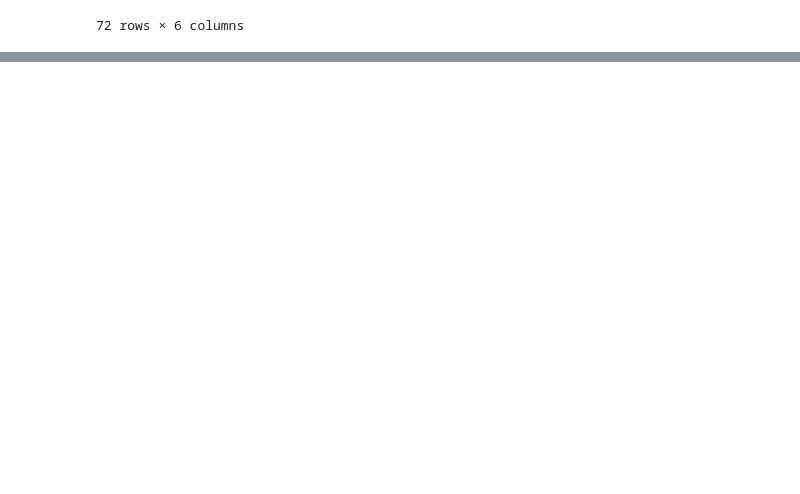
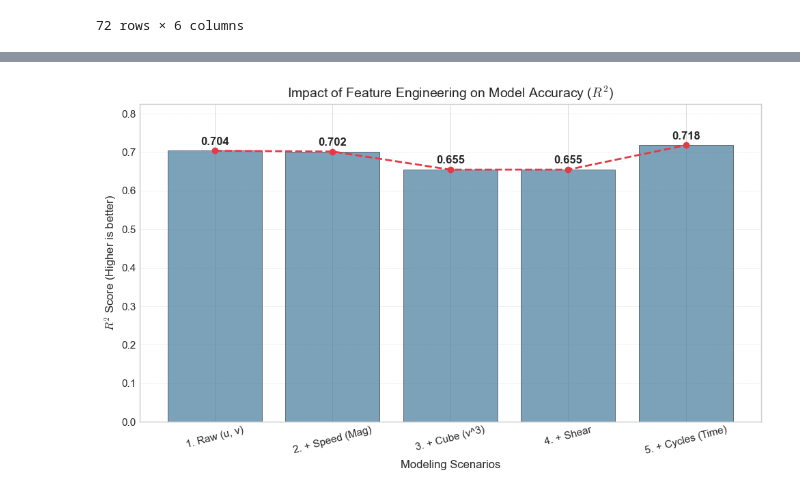
Before and after one commit to Amaury-lbn/Machine_learning_for_cliamte, a Jupyter notebook: project_vre.ipynb, the cells around one changed output, grey strips where cells are left out. Drawn from its saved outputs; the diff is of its cells as text; code cells hidden in the pictures; blank space fills up the shorter version.

```diff
--- a/project_vre.ipynb
+++ b/project_vre.ipynb
@@ -279,7 +275,7 @@ from sklearn.linear_model import LinearRegression
 X_train = df_grand_est['height_500'].values[:,None]
 y_train = df_grand_est['capacityfactor_wind_onshore'].values
 
-reg = linear_model.LinearRegression(fit_intercept=True)
+reg = LinearRegression(fit_intercept=True)
 
 reg.fit(X_train, y_train)
 
@@ -326,0 +340,77 @@ Several slides and images are taken from the very good [Scikit-learn course](htt
+# %%
+import matplotlib.pyplot as plt
+import pandas as pd
+import numpy as np
+from sklearn.linear_model import LinearRegression
+from sklearn.model_selection import cross_val_score
+
+# --- CONFIGURATION DES SCÉNARIOS ---
+# On définit étape par étape ce qu'on rajoute
+scenarios = [
+    ("1. Raw (u, v)",
+     ['zonal_wind', 'meridional_wind', 'upper_zonal_wind', 'upper_meridional_wind', 'height_500']),
+
+    ("2. + Speed (Mag)",
+     ['zonal_wind', 'meridional_wind', 'upper_zonal_wind', 'upper_meridional_wind', 'height_500',
+      'wind_speed', 'upper_wind_speed']),
+
+    ("3. + Cube (v^3)",
+     ['zonal_wind', 'meridional_wind', 'upper_zonal_wind', 'upper_meridional_wind', 'height_500',
+      'wind_speed', 'upper_wind_speed', 'wind_speed_cubed']),
+
+    ("4. + Shear",
+     ['zonal_wind', 'meridional_wind', 'upper_zonal_wind', 'upper_meridional_wind', 'height_500',
+      'wind_speed', 'upper_wind_speed', 'wind_speed_cubed', 'shear_speed']),
+
+    ("5. + Cycles (Time)",
+     ['zonal_wind', 'meridional_wind', 'upper_zonal_wind', 'upper_meridional_wind', 'height_500',
+      'wind_speed', 'upper_wind_speed', 'wind_speed_cubed', 'shear_speed', 'month_sin', 'month_cos'])
+]
+
+# --- BOUCLE D'ENTRAÎNEMENT ---
+scores = []
+names = []
+
+# Cible fixe
+y = df_grand_est['capacityfactor_wind_onshore'].values
+
+for name, features in scenarios:
+    # 1. Préparation X
+    X = df_grand_est[features].values
+
+    # 2. Scaling
+    X_scaled = (X - X.mean(axis=0)) / X.std(axis=0)
+
+    # 3. Fit
+    reg = LinearRegression()
+    reg.fit(X_scaled, y)
+
+    # 4. Score
+    r2 = cross_val_score(reg, X_scaled, y, cv=5, scoring='r2').mean()
+    scores.append(r2)
+    names.append(name)
+
+# --- VISUALISATION ---
+plt.figure(figsize=(10, 6))
+
+# Tracer les barres
+bars = plt.bar(names, scores, color='#457b9d', edgecolor='black', alpha=0.7)
+
+# Tracer une ligne pour voir la tendance
+plt.plot(names, scores, color='#e63946', marker='o', linewidth=2, linestyle='--')
+
+# Ajouter les valeurs exactes sur les barres
+for bar in bars:
+    yval = bar.get_height()
+    plt.text(bar.get_x() + bar.get_width()/2, yval + 0.01, f"{yval:.3f}", ha='center', va='bottom', fontweight='bold')
+
+plt.title("Impact of Feature Engineering on Model Accuracy ($R^2$)", fontsize=14)
+plt.ylabel("$R^2$ Score (Higher is better)", fontsize=12)
+plt.xlabel("Modeling Scenarios", fontsize=12)
+plt.ylim(0, max(scores) * 1.15) # Un peu d'espace en haut
+plt.grid(axis='y', linestyle='--', alpha=0.5)
+plt.xticks(rotation=15) # Pencher le texte pour qu'il soit lisible
+plt.tight_layout()
+plt.show()
+# %% [output]
+[figure, added]
```
Also changed, not shown: parts of 21 cells of this notebook.
